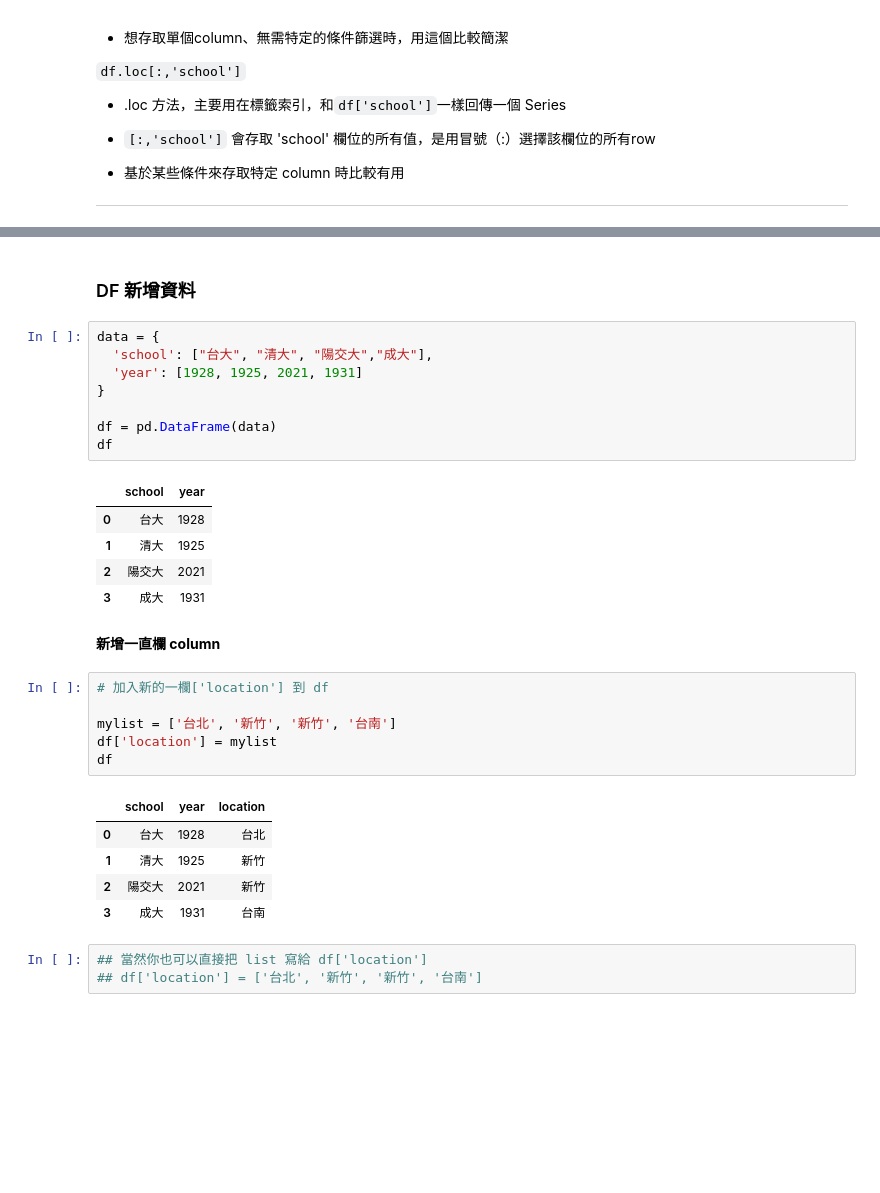
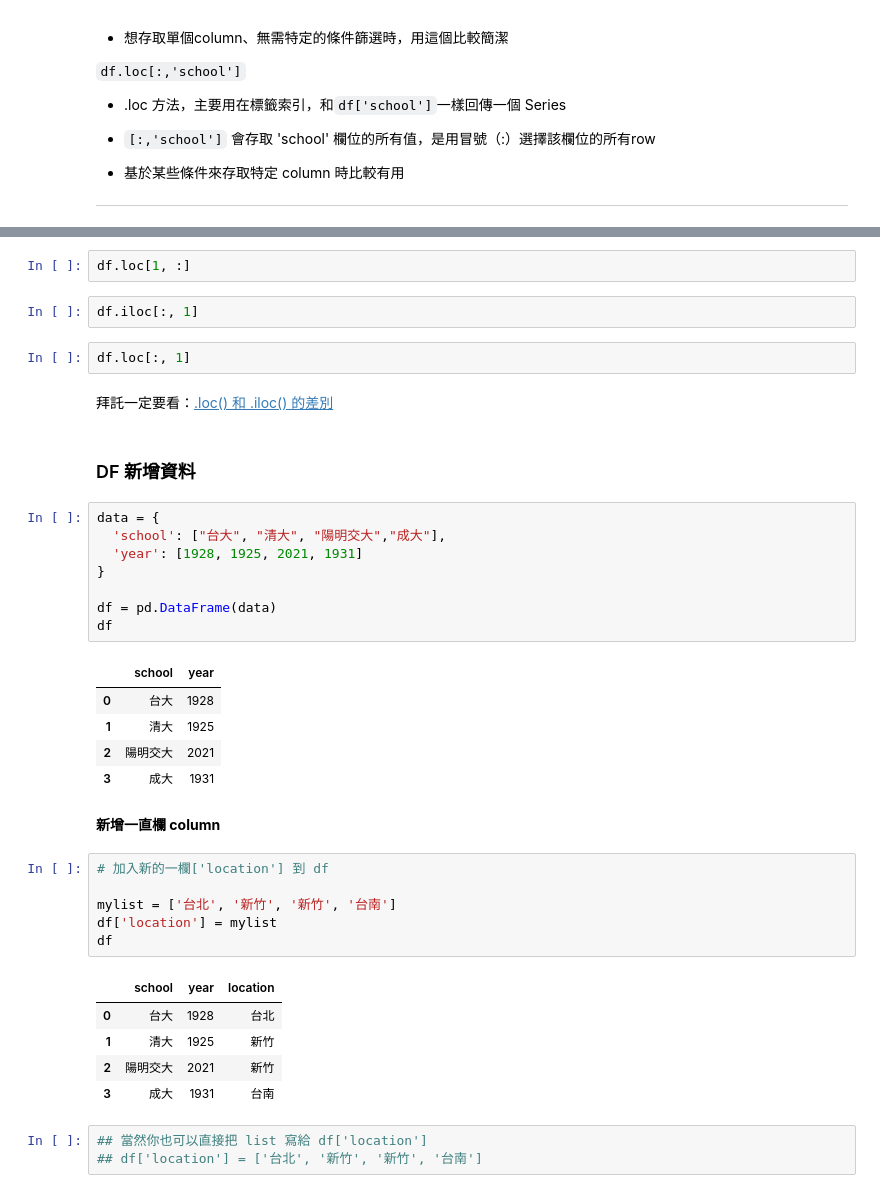
Before and after one commit to cckk2913/dspy-lab6, a Jupyter notebook: lab6.ipynb, the cells around one changed output, grey strips where cells are left out. Cells and saved outputs as stored; diff of their text form; blank space fills up the shorter version.

```diff
--- a/lab6.ipynb
+++ b/lab6.ipynb
@@ -546,18 +552,26 @@ Name: school, dtype: object
+# %%
+df.loc[1, :]
+# %%
+df.iloc[:, 1]
+# %%
+df.loc[:, 1]
+# %% [markdown]
+拜託一定要看：[.loc() 和 .iloc() 的差別](https://chat.openai.com/share/10dd897b-89cc-40a2-8ef7-c41818a18148)
 # %% [markdown]
 ### DF 新增資料
 # %%
 data = {
-  'school': ["台大", "清大", "陽交大","成大"],
+  'school': ["台大", "清大", "陽明交大","成大"],
   'year': [1928, 1925, 2021, 1931]
 }
 
 df = pd.DataFrame(data)
 df
 # %% [output]
 |  | school | year |
 | 0 | 台大 | 1928 |
 | 1 | 清大 | 1925 |
-| 2 | 陽交大 | 2021 |
+| 2 | 陽明交大 | 2021 |
 | 3 | 成大 | 1931 |
 # %% [markdown]
 **新增一直欄 column**
@@ -571,7 +585,7 @@ df
 |  | school | year | location |
 | 0 | 台大 | 1928 | 台北 |
 | 1 | 清大 | 1925 | 新竹 |
-| 2 | 陽交大 | 2021 | 新竹 |
+| 2 | 陽明交大 | 2021 | 新竹 |
 | 3 | 成大 | 1931 | 台南 |
 # %%
 ## 當然你也可以直接把 list 寫給 df['location']
```
Also changed, not shown: parts of 14 cells of this notebook.
